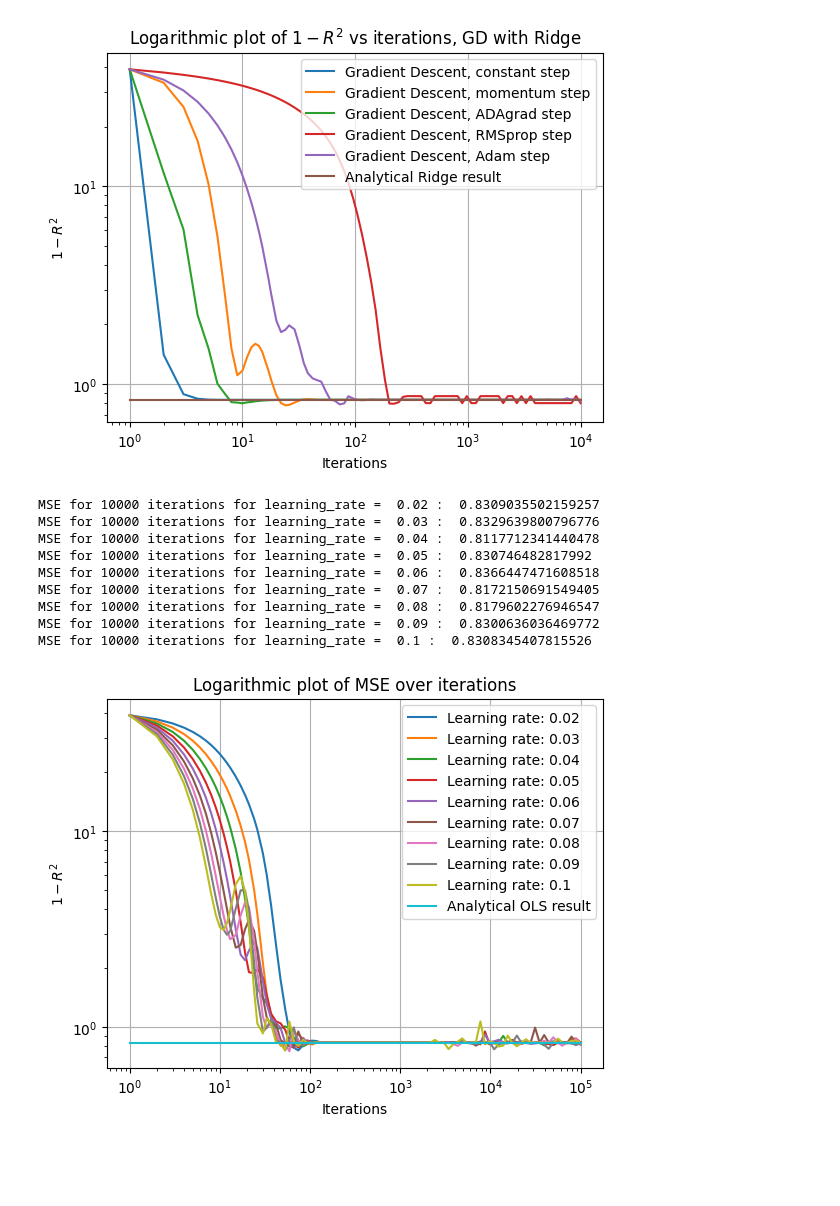
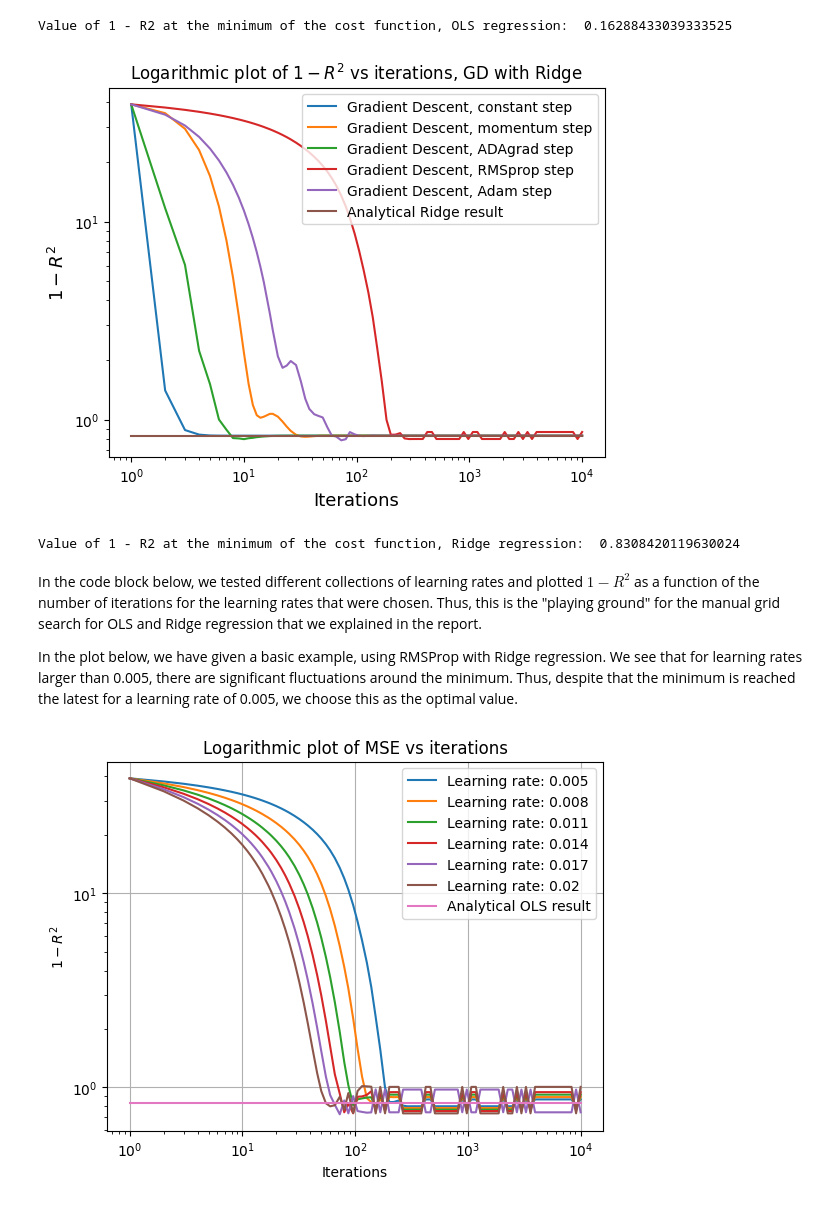
Before and after one commit to HeineEH/FYS-STK3155-4155_Project1, a Jupyter notebook: code/project_1d.ipynb, the cells around one changed output. Saved outputs shown, nothing was run; the diff lists cells and outputs as text; code cells hidden in the pictures; blank space fills up the shorter version.

```diff
--- a/code/project_1d.ipynb
+++ b/code/project_1d.ipynb
@@ -62 +67,5 @@ plt.show()
+# %%
+print("Value of 1 - R2 at the minimum of the cost function, OLS regression: ",analytical_1_R2)
+# %% [output]
+Value of 1 - R2 at the minimum of the cost function, OLS regression:  0.16288433039333525
 # %%
@@ -83,57 +87,55 @@ mse_data_gd_Adam = gd_Adam.train(iterations=iterations)
 # %%
-plt.plot(mse_data_gd_constant_step[0], mse_data_gd_constant_step[1], label='Gradient Descent, constant step')
-plt.plot(mse_data_gd_momentum[0], mse_data_gd_momentum[1], label='Gradient Descent, momentum step')
-plt.plot(mse_data_gd_ADAgrad[0], mse_data_gd_ADAgrad[1], label='Gradient Descent, ADAgrad step')
-plt.plot(mse_data_gd_RMSprop[0], mse_data_gd_RMSprop[1], label='Gradient Descent, RMSprop step')
-plt.plot(mse_data_gd_Adam[0], mse_data_gd_Adam[1], label='Gradient Descent, Adam step')
+plt.plot(One_minus_R2_data_gd_constant_step[0], One_minus_R2_data_gd_constant_step[1], label='Gradient Descent, constant step')
+plt.plot(One_minus_R2_data_gd_momentum[0], One_minus_R2_data_gd_momentum[1], label='Gradient Descent, momentum step')
+plt.plot(One_minus_R2_data_gd_ADAgrad[0], One_minus_R2_data_gd_ADAgrad[1], label='Gradient Descent, ADAgrad step')
+plt.plot(One_minus_R2_data_gd_RMSprop[0], One_minus_R2_data_gd_RMSprop[1], label='Gradient Descent, RMSprop step')
+plt.plot(One_minus_R2_data_gd_Adam[0], One_minus_R2_data_gd_Adam[1], label='Gradient Descent, Adam step')
 
-sklearn_mse = gd_constant.analytical_Ridge_mse(10**1)
-plt.plot(mse_data_gd_constant_step[0],np.ones(len(mse_data_gd_constant_step[0]))*sklearn_mse,label="Analytical Ridge result")
+analytical_1_R2 = gd_constant.analytical_Ridge_1_R2(10**1)
+plt.plot(One_minus_R2_data_gd_constant_step[0],np.ones(len(One_minus_R2_data_gd_constant_step[0]))*analytical_1_R2,label="Analytical Ridge result")
 
 plt.title(r"Logarithmic plot of $1 - R^2$ vs iterations, GD with Ridge")
-plt.xlabel("Iterations")
-plt.ylabel(r"$1 - R^2$")
+plt.xlabel("Iterations",fontsize = 13)
+plt.ylabel(r"$1 - R^2$",fontsize = 13)
 plt.loglog()
-plt.grid()
 plt.legend(loc="upper right")
 
 plt.show()
 # %% [output]
-[figure, old version]
+[figure, new version]
+# %%
+print("Value of 1 - R2 at the minimum of the cost function, Ridge regression: ",analytical_1_R2)
+# %% [output]
+Value of 1 - R2 at the minimum of the cost function, Ridge regression:  0.8308420119630024
+# %% [markdown]
+In the code block below, we tested different collections of learning rates and plotted $1 - R^2$ as a function of the number of iterations for the learning rates that were chosen. Thus, this is the "playing ground" for the manual grid search for OLS and Ridge regression that we explained in the report.
+
+In the plot below, we have given a basic example, using RMSProp with Ridge regression. We see that for learning rates larger than 0.005, there are significant fluctuations around the minimum. Thus, despite that the minimum is reached the latest for a learning rate of 0.005, we choose this as the optimal value.
 # %%
-# Ordinary gradient descent for different learning rates, OLS regression
-iterations = 10**5
+# Plot 1 - R2 as a function of the number of iterations for several values of the learning rate
 
-learning_rates = np.linspace(0.02,0.1,9)   # 0.355 for p = 5
+iterations = 10**4
+
+learning_rates = np.linspace(0.005,0.02,6)
 
 for i in range(len(learning_rates)):
-    gd_constant = GradientDescent(X, y, gradient=Ridge_Gradient(10**1), starting_parameters=theta, step_method=AdamStep(learning_rate=learning_rates[i],beta1=0.9, beta2=0.999))
-    mse_data_gd_constant_step = gd_constant.train(iterations=iterations)
-    analytical_mse = gd_constant.analytical_Ridge_mse(10**1)
-    print("MSE for 10000 iterations for learning_rate = ", round(learning_rates[i],5),": ",mse_data_gd_constant_step[1][len(mse_data_gd_constant_step[1]) - 1])
-    plt.plot(mse_data_gd_constant_step[0], mse_data_gd_constant_step[1], label=f"Learning rate: {round(learning_rates[i],5)}")
+    gd_constant = GradientDescent(X, y, gradient=Ridge_Gradient(10), starting_parameters=theta, step_method=RMSpropStep(learning_rate=learning_rates[i],decay_rate = 0.9))
+    One_minus_R2_data_gd_constant_step = gd_constant.train(iterations=iterations)
+    analytical_1_R2 = gd_constant.analytical_Ridge_1_R2(10)
+    plt.plot(One_minus_R2_data_gd_constant_step[0], One_minus_R2_data_gd_constant_step[1], label=f"Learning rate: {round(learning_rates[i],5)}")
 
-plt.plot(mse_data_gd_constant_step[0],np.ones(len(mse_data_gd_constant_step[0]))*analytical_mse,label="Analytical OLS result")
+plt.plot(One_minus_R2_data_gd_constant_step[0],np.ones(len(One_minus_R2_data_gd_constant_step[0]))*analytical_1_R2,label="Analytical OLS result")
 
-plt.title("Logarithmic plot of MSE over iterations")
+plt.title("Logarithmic plot of MSE vs iterations")
 plt.xlabel("Iterations")
 plt.ylabel(r"$1 - R^2$")
 plt.loglog()
 plt.grid()
 plt.legend()
 
 plt.show()
 # %% [output]
-MSE for 10000 iterations for learning_rate =  0.02 :  0.8309035502159257
-MSE for 10000 iterations for learning_rate =  0.03 :  0.8329639800796776
-MSE for 10000 iterations for learning_rate =  0.04 :  0.8117712341440478
-MSE for 10000 iterations for learning_rate =  0.05 :  0.830746482817992
-MSE for 10000 iterations for learning_rate =  0.06 :  0.8366447471608518
-MSE for 10000 iterations for learning_rate =  0.07 :  0.8172150691549405
-MSE for 10000 iterations for learning_rate =  0.08 :  0.8179602276946547
-MSE for 10000 iterations for learning_rate =  0.09 :  0.8300636036469772
-MSE for 10000 iterations for learning_rate =  0.1 :  0.8308345407815526
-[figure, old version]
+[figure, new version]
 # %% [markdown]
 ## NOTES
 
```
Also changed, not shown: parts of 8 cells of this notebook, 9 other files.
